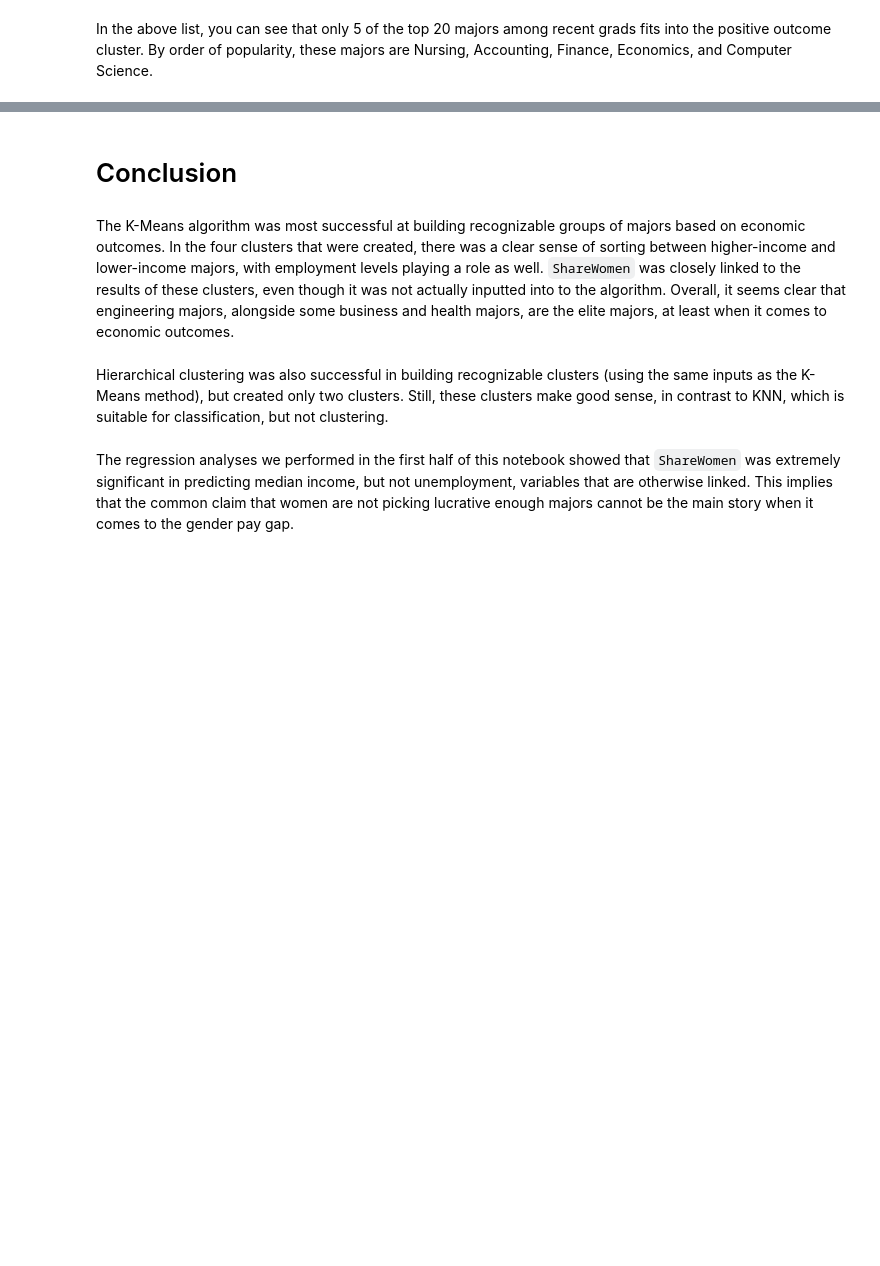
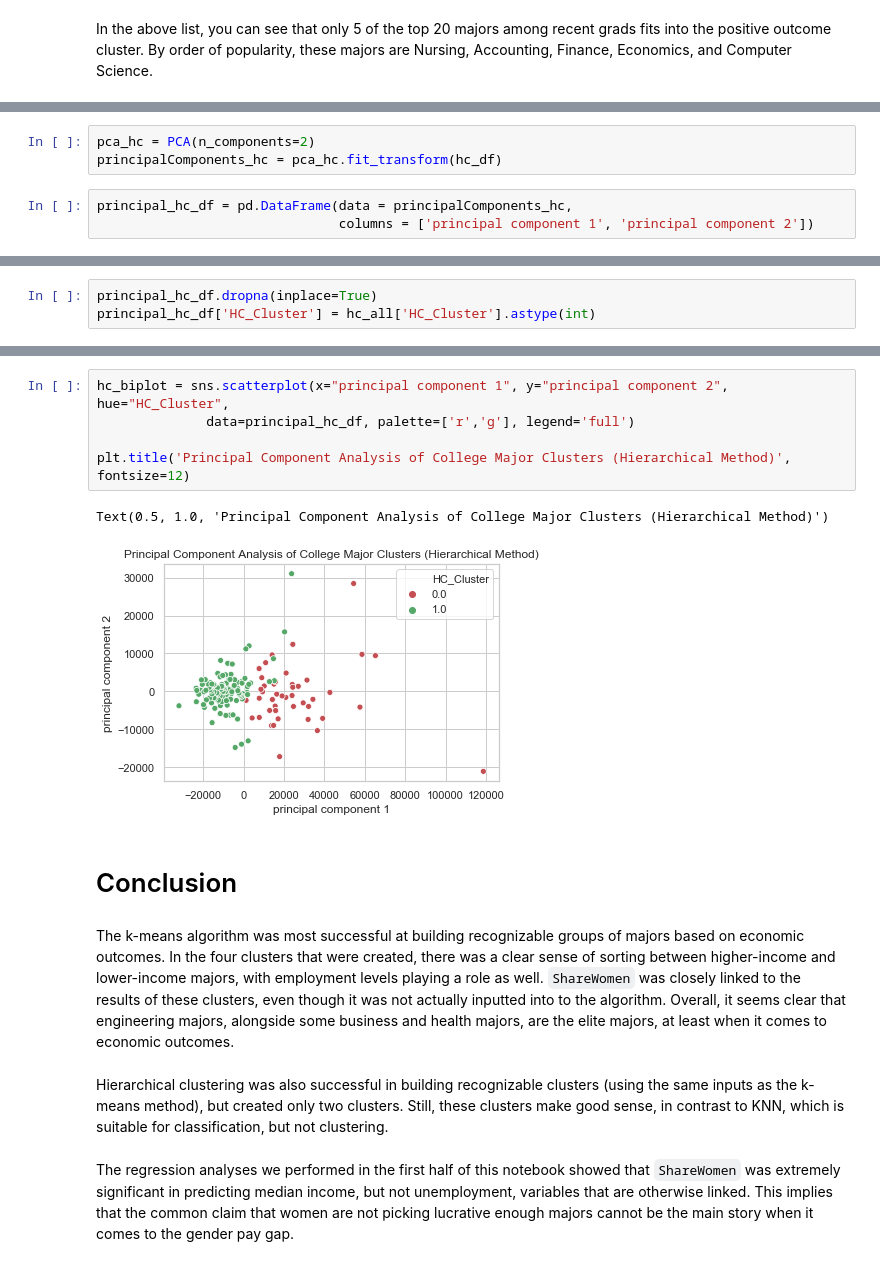
Before and after one commit to pscharfe/538-College-Majors-Analysis, a Jupyter notebook: clustering_college_majors.ipynb, the cells around one changed output, grey strips where cells are left out. Saved outputs shown, nothing was run; the diff lists cells and outputs as text; blank space fills up the shorter version.

```diff
--- a/clustering_college_majors.ipynb
+++ b/clustering_college_majors.ipynb
@@ -1329,0 +1379,6 @@ In the above list, you can see that only 5 of the top 20 majors among recent gra
+# %%
+pca_hc = PCA(n_components=2)
+principalComponents_hc = pca_hc.fit_transform(hc_df)
+# %%
+principal_hc_df = pd.DataFrame(data = principalComponents_hc,
+                               columns = ['principal component 1', 'principal component 2'])
@@ -1329,0 +1389,3 @@ In the above list, you can see that only 5 of the top 20 majors among recent gra
+# %%
+principal_hc_df.dropna(inplace=True)
+principal_hc_df['HC_Cluster'] = hc_all['HC_Cluster'].astype(int)
@@ -1330,8 +1408,16 @@ In the above list, you can see that only 5 of the top 20 majors among recent gra
+# %%
+hc_biplot = sns.scatterplot(x="principal component 1", y="principal component 2", hue="HC_Cluster",
+              data=principal_hc_df, palette=['r','g'], legend='full')
+
+plt.title('Principal Component Analysis of College Major Clusters (Hierarchical Method)', fontsize=12)
+# %% [output]
+Text(0.5, 1.0, 'Principal Component Analysis of College Major Clusters (Hierarchical Method)')
+[figure, added]
 # %% [markdown]
 # Conclusion
 # %% [markdown]
-The K-Means algorithm was most successful at building recognizable groups of majors based on economic outcomes. In the four clusters that were created, there was a clear sense of sorting between higher-income and lower-income majors, with employment levels playing a role as well. `ShareWomen` was closely linked to the results of these clusters, even though it was not actually inputted into to the algorithm. Overall, it seems clear that engineering majors, alongside some business and health majors, are the elite majors, at least when it comes to economic outcomes.
+The k-means algorithm was most successful at building recognizable groups of majors based on economic outcomes. In the four clusters that were created, there was a clear sense of sorting between higher-income and lower-income majors, with employment levels playing a role as well. `ShareWomen` was closely linked to the results of these clusters, even though it was not actually inputted into to the algorithm. Overall, it seems clear that engineering majors, alongside some business and health majors, are the elite majors, at least when it comes to economic outcomes.
 # %% [markdown]
-Hierarchical clustering was also successful in building recognizable clusters (using the same inputs as the K-Means method), but created only two clusters. Still, these clusters make good sense, in contrast to KNN, which is suitable for classification, but not clustering.
+Hierarchical clustering was also successful in building recognizable clusters (using the same inputs as the k-means method), but created only two clusters. Still, these clusters make good sense, in contrast to KNN, which is suitable for classification, but not clustering.
 # %% [markdown]
 The regression analyses we performed in the first half of this notebook showed that `ShareWomen` was extremely significant in predicting median income, but not unemployment, variables that are otherwise linked. This implies that the common claim that women are not picking lucrative enough majors cannot be the main story when it comes to the gender pay gap.
```
Also changed, not shown: parts of 30 cells of this notebook.
